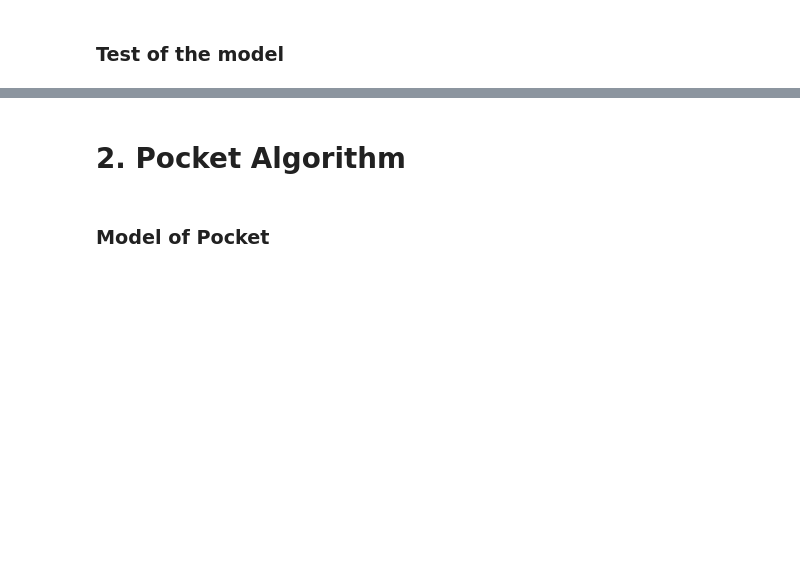
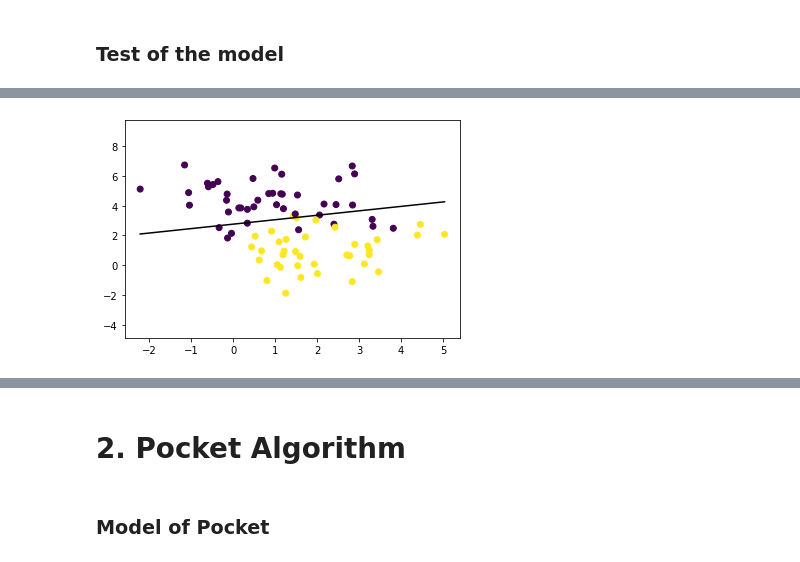
Before and after one commit to Kamal-Lahouir/Machine-Learning-Algorithms, a Jupyter notebook: notebooks/Classification.ipynb, the cells around one changed output, grey strips where cells are left out. Cells and saved outputs as stored; diff of their text form; code cells hidden in the pictures; blank space fills up the shorter version.

```diff
--- a/notebooks/Classification.ipynb
+++ b/notebooks/Classification.ipynb
@@ -80,0 +57,19 @@ KeyboardInterrupt:
+# %%
+# we import the model
+from src.modules.perceptron import Perceptron
+
+# Computation of the accuracy of the model
+def accuracy(y_true, y_pred):
+    accuracy = np.sum(y_true == y_pred) / len(y_true)
+    return accuracy
+
+# Train test data spliting
+X_train, X_test, y_train, y_test = train_test_split(
+    X, y, test_size=0.2, random_state=42
+)
+print("Error list per iteration:\n")
+p = Perceptron(learning_rate=0.001, n_iters=500)
+p.fit(X_train, y_train)
+predictions = p.predict(X_test)
+
+print("\nPerceptron classification accuracy", accuracy(y_test, predictions))
@@ -80,0 +94,22 @@ KeyboardInterrupt:
+# %%
+
+fig = plt.figure()
+ax = fig.add_subplot(1, 1, 1)
+plt.scatter(X_train[:, 0], X_train[:, 1], marker="o", c=y_train)
+
+x0_1 = np.amin(X_train[:, 0])
+x0_2 = np.amax(X_train[:, 0])
+
+x1_1 = (-p.weights[0] * x0_1 - p.bias) / p.weights[1]
+x1_2 = (-p.weights[0] * x0_2 - p.bias) / p.weights[1]
+
+ax.plot([x0_1, x0_2], [x1_1, x1_2], "k")
+
+ymin = np.amin(X_train[:, 1])
+ymax = np.amax(X_train[:, 1])
+ax.set_ylim([ymin - 3, ymax + 3])
+
+plt.show()
+plt.close('all')
+# %% [output]
+[figure, added]
```
Also changed, not shown: parts of 12 cells of this notebook, 8 other files.
